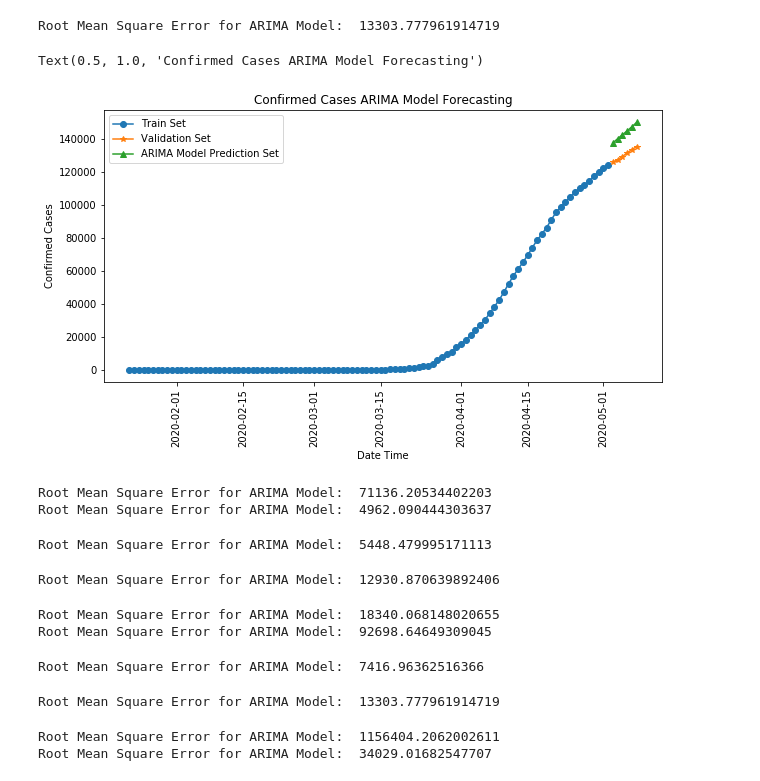
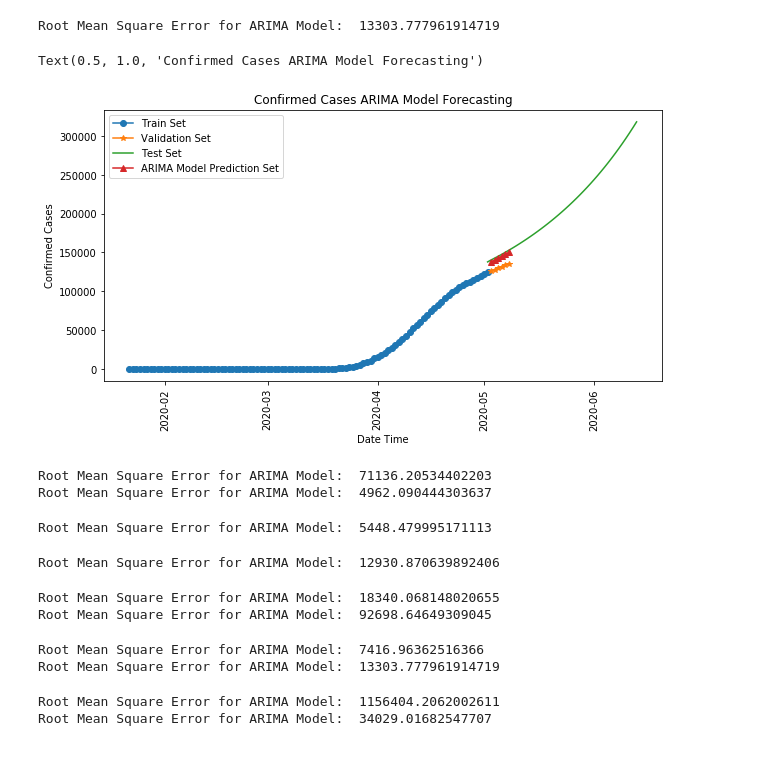
Before and after one commit to bubabi/covid-19-forecasting, a Jupyter notebook: ARIMA.ipynb, the cells around one changed output. Saved outputs shown, nothing was run; the diff lists cells and outputs as text; code cells hidden in the pictures.

Commit message:
ARIMA_test

```diff
--- a/ARIMA.ipynb
+++ b/ARIMA.ipynb
@@ -76,13 +79,7 @@ UK = UK.groupby("Date").agg({'ConfirmedCases': 'sum','Fatalities':'sum'})
 France = France.groupby("Date").agg({'ConfirmedCases': 'sum','Fatalities':'sum'})
 
 
-US_test = US_test.groupby("Date")
-UK_test = UK_test.groupby("Date")
-France_test = France_test.groupby("Date")
-
-
-
-Countries = [Brazil, France, Germany, Iran, Italy, Russia, Spain, Turkey, US, UK]
+Countries = [Brazil, Germany, Iran, Italy, Russia, Spain, Turkey]
 Countries_test = [Brazil_test, France_test, Germany_test, Iran_test, Italy_test, Russia_test, Spain_test, Turkey_test, US_test, UK_test]
 Countries_str = ["Brazil", "France", "Germany", "Iran", "Italy", "Russia", "Spain", "Turkey", "US", "UK"]
 
@@ -94,11 +91,33 @@ for df,df_test in zip(Countries,Countries_test):
         del df["Country_Region"]
         df.index = df["Date"]
         del df["Date"]
-        del df_test["Id"]
-        del df_test["Province_State"]
-        del df_test["Country_Region"]
-        df.index = df["Date"]
-        del df_test["Date"]
+
     except:
         print("deleted....")
     df["Days"] = df.index - df.index.min()
+
+    del df_test["Province_State"]
+    del df_test["Country_Region"]
+
+
+
+Brazil_test  = Brazil_test.set_index('Date')
+France_test  = France_test.set_index('Date')
+Germany_test = Germany_test.set_index('Date')
+Iran_test    = Iran_test.set_index('Date')
+Italy_test   = Italy_test.set_index('Date')
+Russia_test  = Russia_test.set_index('Date')
+Spain_test   = Spain_test.set_index('Date')
+Turkey_test  = Turkey_test.set_index('Date')
+US_test      = US_test.set_index('Date')
+UK_test      = UK_test.set_index('Date')
+
+UK_test = UK_test.head(43)
+US_test = US_test.head(43)
+France_test = France_test.head(43)
+
+
+
+Countries = [Brazil, France, Germany, Iran, Italy, Russia, Spain, Turkey, US, UK]
+Countries_test = [Brazil_test, France_test, Germany_test, Iran_test, Italy_test, Russia_test, Spain_test, Turkey_test, US_test, UK_test]
+Countries_str = ["Brazil", "France", "Germany", "Iran", "Italy", "Russia", "Spain", "Turkey", "US", "UK"]
@@ -158,22 +171,25 @@ Root Mean Square Error for ARIMA Model:  13303.777961914719
 # %%
 plt.figure(figsize=(10,5))
 plt.plot(turkey_train.index, turkey_train["ConfirmedCases"], label="Train Set", marker='o')
 plt.plot(turkey_validation.index, turkey_validation["ConfirmedCases"], label="Validation Set",marker='*')
+plt.plot(Turkey_test.index, Turkey_test["Test"], label="Test Set" )
 plt.plot(turkey_predicted["ARIMA Model Prediction"], label="ARIMA Model Prediction Set",marker='^')
 plt.legend()
 plt.xlabel("Date Time")
 plt.ylabel('Confirmed Cases')
 plt.xticks(rotation=90)
 plt.title("Confirmed Cases ARIMA Model Forecasting")
 # %% [output]
 Text(0.5, 1.0, 'Confirmed Cases ARIMA Model Forecasting')
-[figure, old version]
+[figure, new version]
 # %%
-for country in Countries:
+for country, test in zip(Countries,Countries_test):
     train = country.iloc[:int(country.shape[0]*0.95)]
     validation = country.iloc[int(country.shape[0]*0.95):]
     log_series = np.log(country["ConfirmedCases"])
     predicted = validation.copy()
+
+
 
     log_series = log_series.replace(log_series[0],0)
 
@@ -185,12 +201,16 @@ for country in Countries:
         fit = model.fit()
 
     prediction_arima = fit.forecast(len(validation))[0]
+    future_predicted = fit.forecast(len(test))[0]
+
     predicted["ARIMA Model Prediction"] = list(np.exp(prediction_arima))
+    test["Test"] = list(np.exp(future_predicted))
 
     train_countries.append(train)
     validation_countries.append(validation)
     predicted_countries.append(predicted)
 
+
     print("Root Mean Square Error for ARIMA Model: ", np.sqrt(mean_squared_error(list(predicted["ConfirmedCases"]),np.exp(prediction_arima))))
 # %% [output]
 Root Mean Square Error for ARIMA Model:  71136.20534402203
@@ -200,9 +220,9 @@ Root Mean Square Error for ARIMA Model:  12930.870639892406
 Root Mean Square Error for ARIMA Model:  18340.068148020655
 Root Mean Square Error for ARIMA Model:  92698.64649309045
 Root Mean Square Error for ARIMA Model:  7416.96362516366
+Root Mean Square Error for ARIMA Model:  13303.777961914719
-Root Mean Square Error for ARIMA Model:  13303.777961914719
+Root Mean Square Error for ARIMA Model:  1156404.2062002611
+Root Mean Square Error for ARIMA Model:  34029.01682547707
-Root Mean Square Error for ARIMA Model:  1156404.2062002611
-Root Mean Square Error for ARIMA Model:  34029.01682547707
 # %%
 for i in range(10):
     plt.figure(figsize=(10,5))
```
Also changed, not shown: parts of 7 cells of this notebook, 2 other files.
